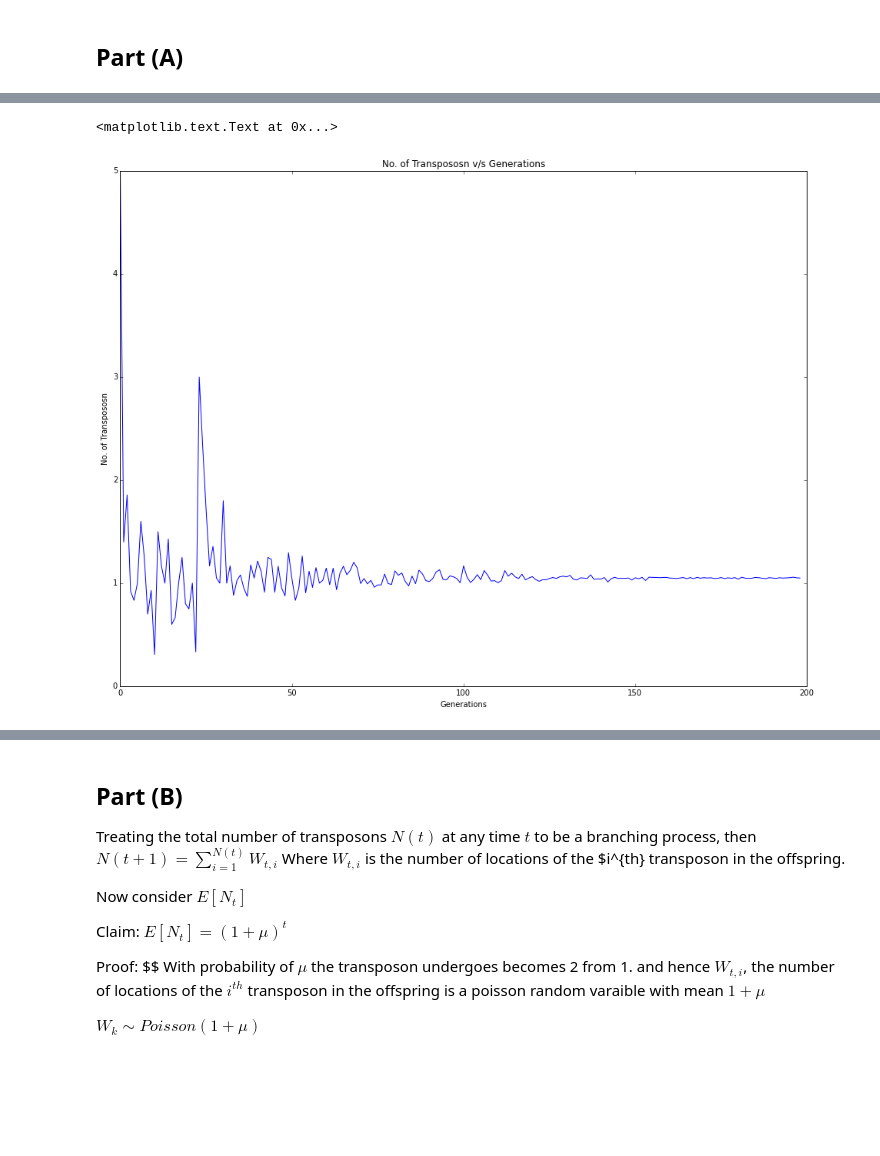
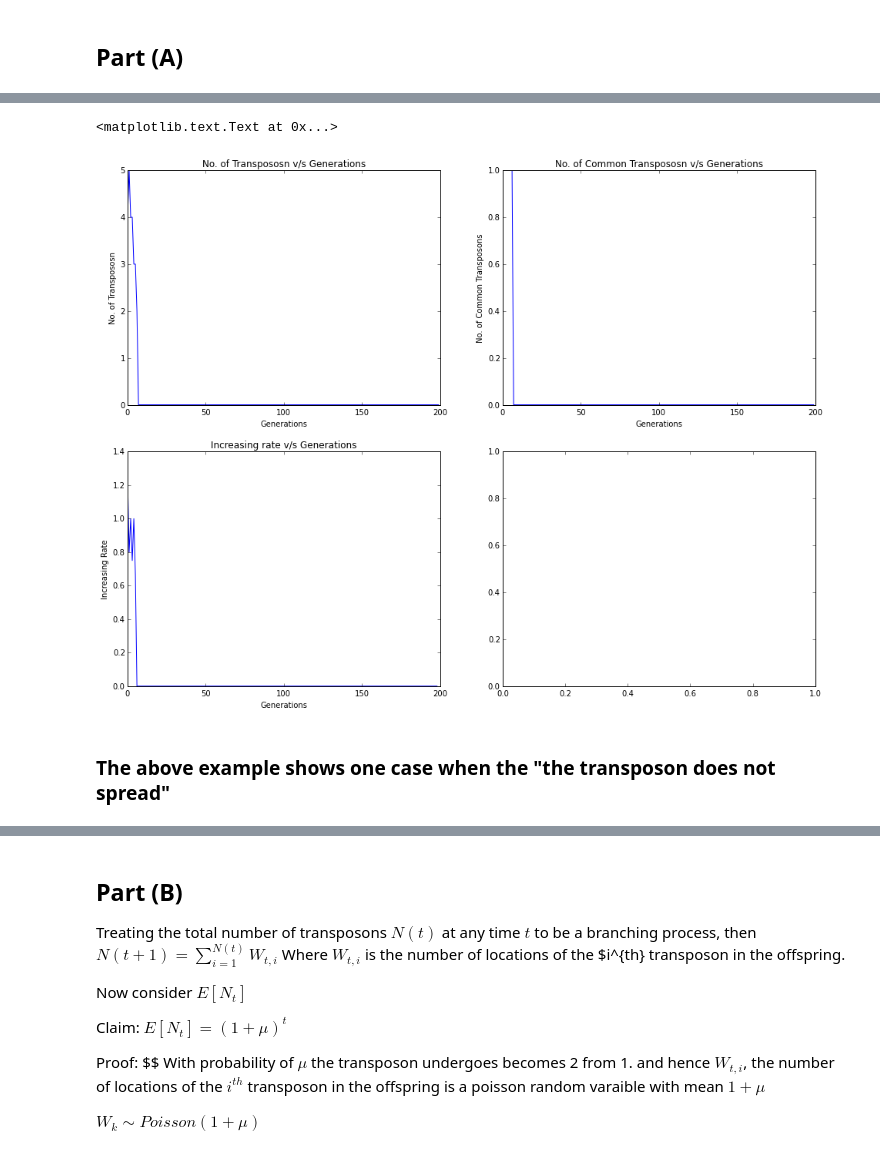
Before and after one commit to saketkc/hatex, a Jupyter notebook: 2015_Fall/MATH-578B/Homework5/Homework5.ipynb, the cells around one changed output, grey strips where cells are left out. Saved outputs shown, nothing was run; the diff lists cells and outputs as text; code cells hidden in the pictures; blank space fills up the shorter version.

```diff
--- a/2015_Fall/MATH-578B/Homework5/Homework5.ipynb
+++ b/2015_Fall/MATH-578B/Homework5/Homework5.ipynb
@@ -200,16 +200,6 @@ plt.hist(cycles, normed=True)
 # %% [markdown]
 ## Part (A)
 # %%
-%matplotlib inline
-from __future__ import division
-import pandas as pd
-import matplotlib
-matplotlib.rcParams['figure.figsize'] = (16,12)
-import matplotlib.pyplot as plt
-import itertools
-import numpy as np
-
-
 def run():
     N = 1000
     N_iterations = 200
@@ -349,13 +256,0 @@ plt.ylabel('No. of Transpososn')
-# %%
-incre_count = all_t_count
-
-increasing_rate = []
-for i in range(1,len(all_t_count)):
-    increasing_rate.append(all_t_count[i][0]/all_t_count[i-1][0])
-plt.plot(increasing_rate)
-plt.title('No. of Transpososn v/s Generations')
-plt.xlabel('Generations')
-plt.ylabel('No. of Transpososn')
-# %% [output]
-<matplotlib.text.Text at 0x...>
-[figure, removed]
@@ -361,0 +260,25 @@ plt.ylabel('No. of Transpososn')
+# %%
+fig, axs = plt.subplots(2,2)
+axs[0][0].plot([x[0] for x in die_out_transposons])
+axs[0][0].set_title('No. of Transpososn v/s Generations')
+axs[0][0].set_xlabel('Generations')
+axs[0][0].set_ylabel('No. of Transpososn')
+
+axs[0][1].plot([x[1] for x in die_out_transposons])
+axs[0][1].set_title('No. of Common Transpososn v/s Generations')
+axs[0][1].set_xlabel('Generations')
+axs[0][1].set_ylabel('No. of Common Transposons')
+
+
+increasing_rate = []
+for i in range(1,len(die_out_transposons)):
+    increasing_rate.append(die_out_transposons[i][0]/(die_out_transposons[i-1][0]+0.000001))
+axs[1][0].plot(increasing_rate)
+axs[1][0].set_title('Increasing rate v/s Generations')
+axs[1][0].set_xlabel('Generations')
+axs[1][0].set_ylabel('Increasing Rate')
+# %% [output]
+<matplotlib.text.Text at 0x...>
+[figure, added]
+# %% [markdown]
+### The above example shows one case when the "the transposon does not spread"
```
Also changed, not shown: parts of 9 cells of this notebook.
